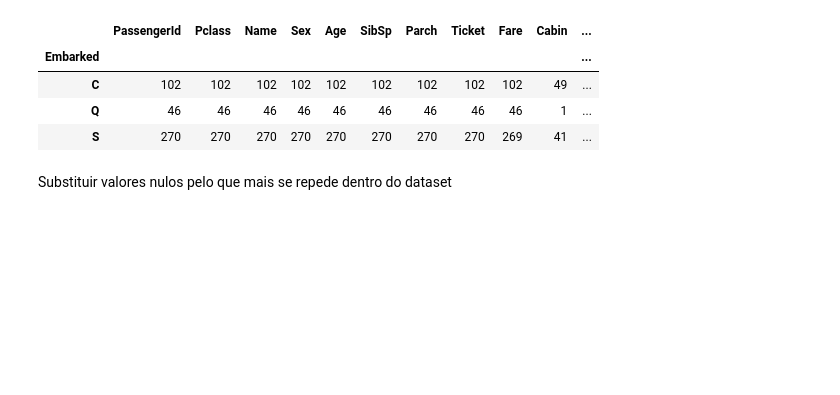
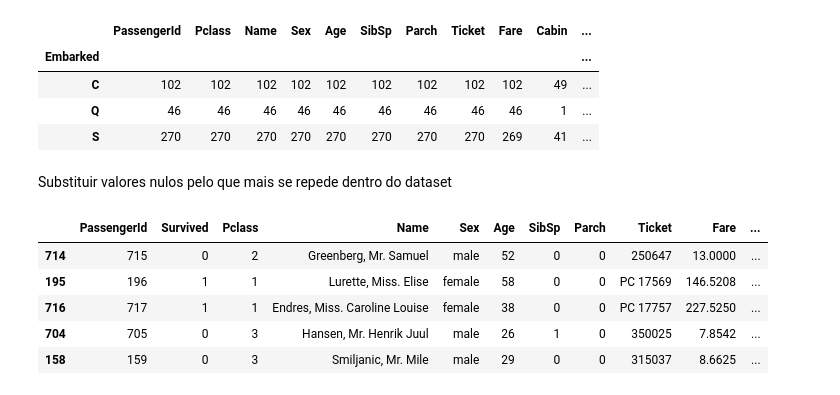
Before and after one commit to doissegundos/Titanic_Machine_Learning_Kaggle, a Jupyter notebook: titanic.ipynb, the cells around one changed output. Saved outputs shown, nothing was run; the diff lists cells and outputs as text; code cells hidden in the pictures; blank space fills up the shorter version.

```diff
--- a/titanic.ipynb
+++ b/titanic.ipynb
@@ -260,3 +240,12 @@ df_test.loc[df_test.Embarked == 'C', 'EmbarkedC'] = 0
 df_test.loc[df_test.Embarked == 'Q', 'EmbarkedC'] = 1
 df_test.loc[df_test.Embarked == 'S', 'EmbarkedC'] = 2
 df_test['EmbarkedC'] = df_test['EmbarkedC'].astype(int)
+# %%
+df_train.sample(5)
+# %% [output]
+|  | PassengerId | Survived | Pclass | Name | Sex | Age | SibSp | Parch | Ticket | Fare | ... |
+| 714 | 715 | 0 | 2 | Greenberg, Mr. Samuel | male | 52 | 0 | 0 | 250647 | 13.0000 | ... |
+| 195 | 196 | 1 | 1 | Lurette, Miss. Elise | female | 58 | 0 | 0 | PC 17569 | 146.5208 | ... |
+| 716 | 717 | 1 | 1 | Endres, Miss. Caroline Louise | female | 38 | 0 | 0 | PC 17757 | 227.5250 | ... |
+| 704 | 705 | 0 | 3 | Hansen, Mr. Henrik Juul | male | 26 | 1 | 0 | 350025 | 7.8542 | ... |
+| 158 | 159 | 0 | 3 | Smiljanic, Mr. Mile | male | 29 | 0 | 0 | 315037 | 8.6625 | ... |
```
Also changed, not shown: parts of 25 cells of this notebook.
